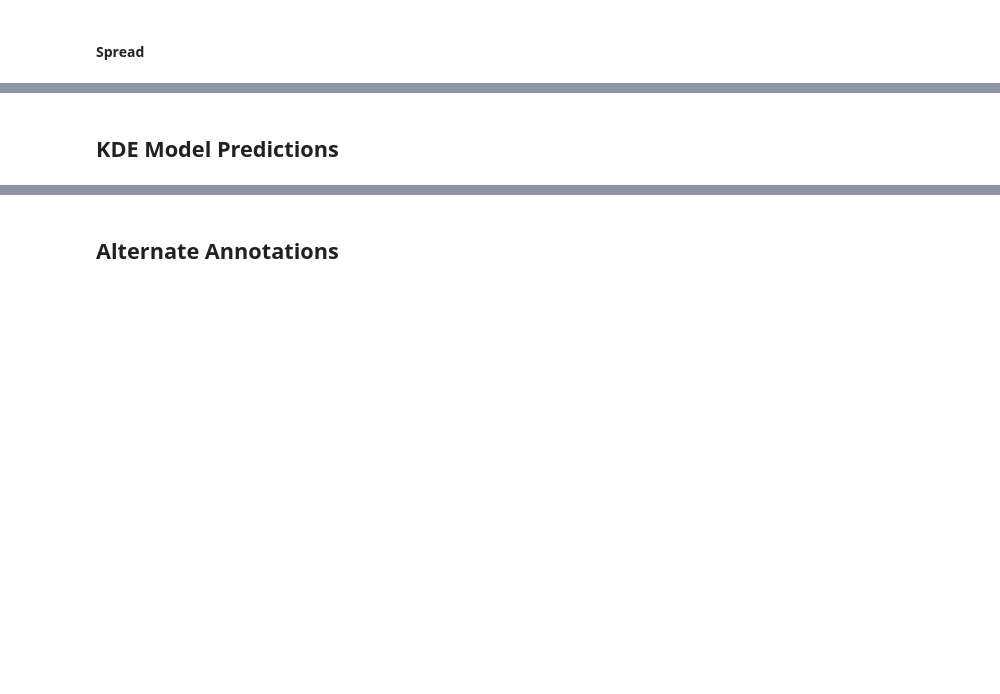
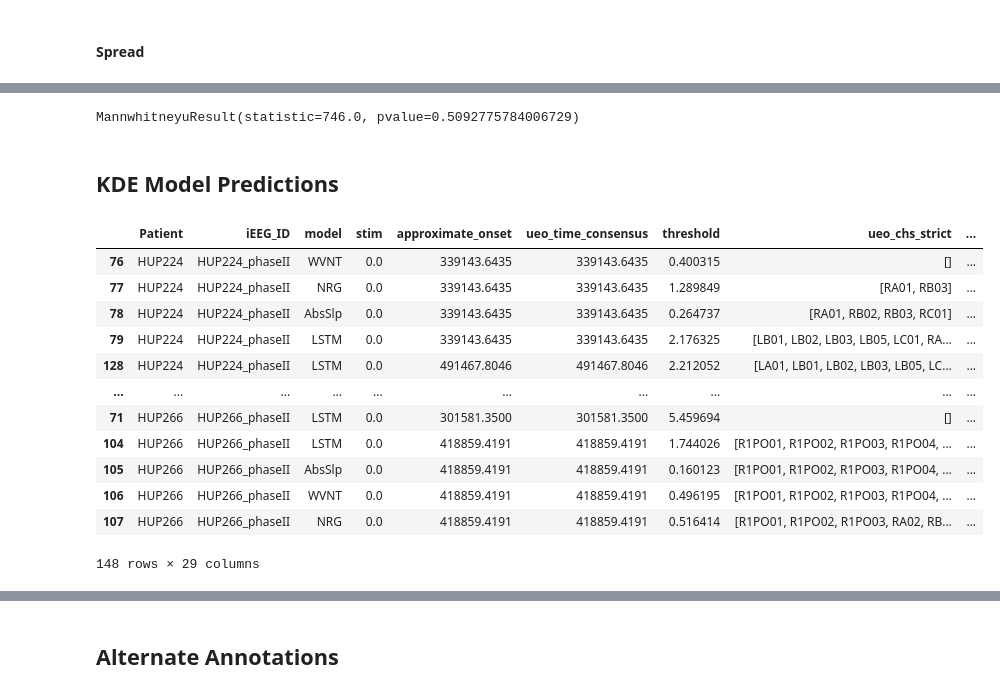
Before and after one commit to wojemann/stim-seizures, a Jupyter notebook: code/tuning_model_thresholds.ipynb, the cells around one changed output, grey strips where cells are left out. Drawn from its saved outputs; the diff is of its cells as text; code cells hidden in the pictures; blank space fills up the shorter version.

```diff
--- a/code/tuning_model_thresholds.ipynb
+++ b/code/tuning_model_thresholds.ipynb
@@ -410,3 +420,7 @@ Text(0.5, 1.0, 'Patient-level Optimal Onset Thresholds Detecting Spread')
+# %%
+print(sc.stats.mannwhitneyu(val_tuned_thresholds[val_tuned_thresholds.model == 'LSTM'].dice,val_tuned_thresholds[val_tuned_thresholds.model == 'WVNT'].dice))
+# %% [output]
+MannwhitneyuResult(statistic=746.0, pvalue=0.5092775784006729)
 # %% [markdown]
 ## KDE Model Predictions
 # %%
@@ -435,6 +450,22 @@ pred_channels_wdice = pred_channels_wannots.apply(apply_dice_score,axis=1)
 pred_channels_wkappa = pred_channels_wannots.apply(apply_kappa_score,axis=1)
 # %%
 # pred_channels_wdice = pred_channels_wdice[pred_channels_wdice.ueo_consensus_strict_dice > 0]
+# %%
+pred_channels_wdice
+# %% [output]
+|  | Patient | iEEG_ID | model | stim | approximate_onset | ueo_time_consensus | threshold | ueo_chs_strict | ... |
+| 76 | HUP224 | HUP224_phaseII | WVNT | 0.0 | 339143.6435 | 339143.6435 | 0.400315 | [] | ... |
+| 77 | HUP224 | HUP224_phaseII | NRG | 0.0 | 339143.6435 | 339143.6435 | 1.289849 | [RA01, RB03] | ... |
+| 78 | HUP224 | HUP224_phaseII | AbsSlp | 0.0 | 339143.6435 | 339143.6435 | 0.264737 | [RA01, RB02, RB03, RC01] | ... |
+| 79 | HUP224 | HUP224_phaseII | LSTM | 0.0 | 339143.6435 | 339143.6435 | 2.176325 | [LB01, LB02, LB03, LB05, LC01, RA... | ... |
+| 128 | HUP224 | HUP224_phaseII | LSTM | 0.0 | 491467.8046 | 491467.8046 | 2.212052 | [LA01, LB01, LB02, LB03, LB05, LC... | ... |
+| ... | ... | ... | ... | ... | ... | ... | ... | ... | ... |
+| 71 | HUP266 | HUP266_phaseII | LSTM | 0.0 | 301581.3500 | 301581.3500 | 5.459694 | [] | ... |
+| 104 | HUP266 | HUP266_phaseII | LSTM | 0.0 | 418859.4191 | 418859.4191 | 1.744026 | [R1PO01, R1PO02, R1PO03, R1PO04, ... | ... |
+| 105 | HUP266 | HUP266_phaseII | AbsSlp | 0.0 | 418859.4191 | 418859.4191 | 0.160123 | [R1PO01, R1PO02, R1PO03, R1PO04, ... | ... |
+| 106 | HUP266 | HUP266_phaseII | WVNT | 0.0 | 418859.4191 | 418859.4191 | 0.496195 | [R1PO01, R1PO02, R1PO03, R1PO04, ... | ... |
+| 107 | HUP266 | HUP266_phaseII | NRG | 0.0 | 418859.4191 | 418859.4191 | 0.516414 | [R1PO01, R1PO02, R1PO03, RA02, RB... | ... |
+148 rows × 29 columns
 # %%
 bx = sns.boxplot(pred_channels_wdice,x='model',y='ueo_consensus_strict_dice',palette='deep',order=['AbsSlp','LSTM','NRG','WVNT'],width=.6,notch=True,fill=False)
 sns.swarmplot(pred_channels_wdice,x='model',y='ueo_consensus_strict_dice',color='gray')
```
Also changed, not shown: parts of 18 cells of this notebook, 2 other files.
